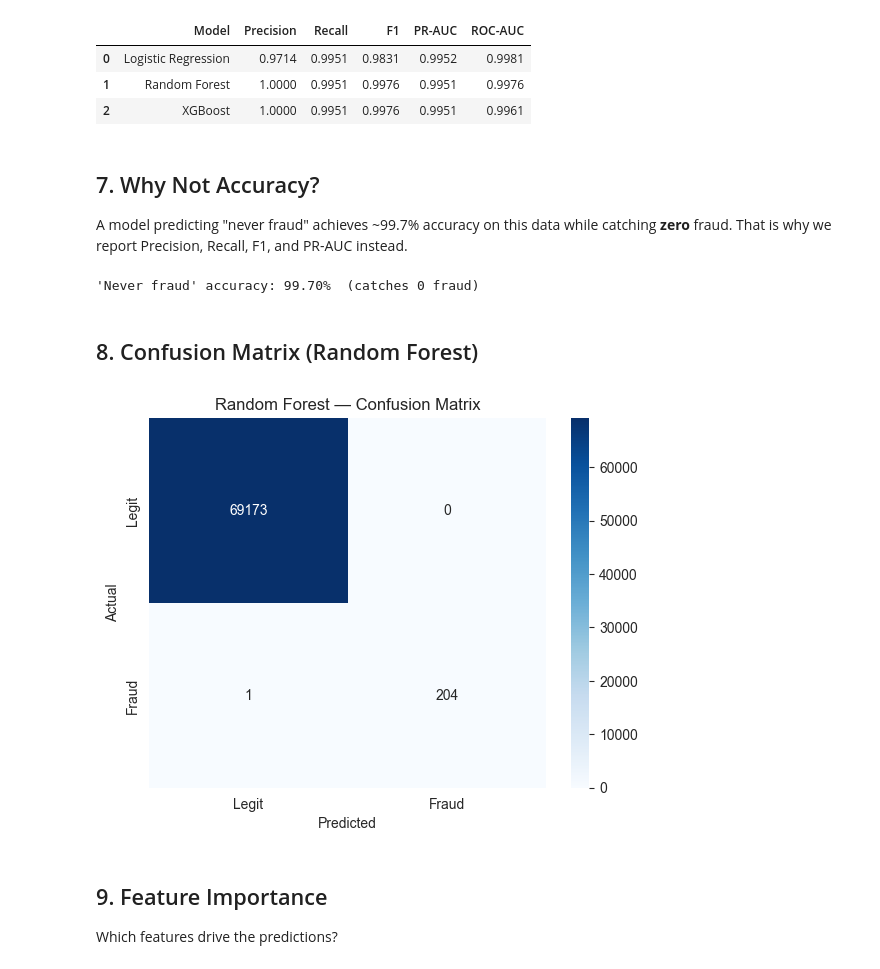
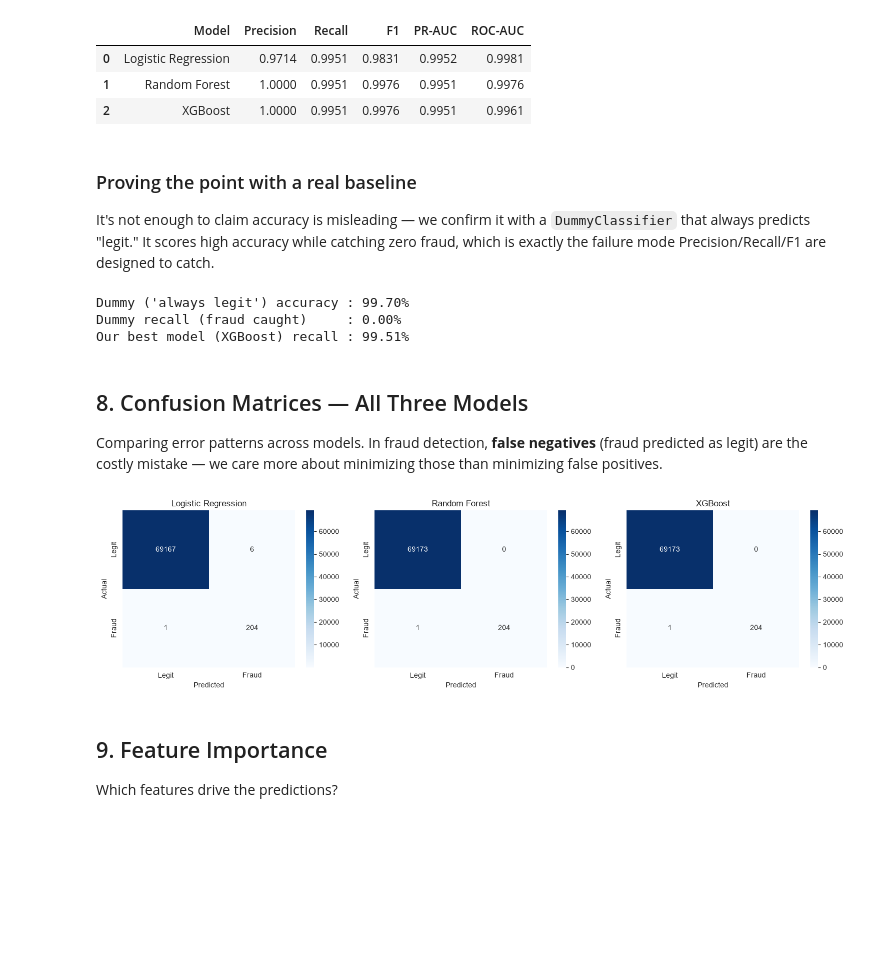
Before and after one commit to SBK250/Advanced-Fraud-Detection-ML, a Jupyter notebook: fraud-detection-ml/notebooks/02_modeling.ipynb, the cells around one changed output. Cells and saved outputs as stored; diff of their text form; code cells hidden in the pictures; blank space fills up the shorter version.

```diff
--- a/fraud-detection-ml/notebooks/02_modeling.ipynb
+++ b/fraud-detection-ml/notebooks/02_modeling.ipynb
@@ -103,26 +103,46 @@ res
 | 1 | Random Forest | 1.0000 | 0.9951 | 0.9976 | 0.9951 | 0.9976 |
 | 2 | XGBoost | 1.0000 | 0.9951 | 0.9976 | 0.9951 | 0.9961 |
 # %% [markdown]
-## 7. Why Not Accuracy?
-
-A model predicting "never fraud" achieves ~99.7% accuracy on this data while catching **zero** fraud. That is why we report Precision, Recall, F1, and PR-AUC instead.
+### Proving the point with a real baseline
+It's not enough to claim accuracy is misleading — we confirm it with a `DummyClassifier`
+that always predicts "legit." It scores high accuracy while catching zero fraud,
+which is exactly the failure mode Precision/Recall/F1 are designed to catch.
 # %%
-baseline_acc = (y_te==0).mean()
-print(f"'Never fraud' accuracy: {baseline_acc*100:.2f}%  (catches 0 fraud)")
+from sklearn.dummy import DummyClassifier
+from sklearn.metrics import accuracy_score
+
+dummy = DummyClassifier(strategy='most_frequent', random_state=42)
+dummy.fit(X_tr, y_tr)
+dummy_pred = dummy.predict(X_te)
+
+print(f"Dummy ('always legit') accuracy : {accuracy_score(y_te, dummy_pred)*100:.2f}%")
+print(f"Dummy recall (fraud caught)     : {recall_score(y_te, dummy_pred)*100:.2f}%")
+print(f"Our best model (XGBoost) recall : {res.loc[res.Model=='XGBoost','Recall'].values[0]*100:.2f}%")
 # %% [output]
-'Never fraud' accuracy: 99.70%  (catches 0 fraud)
+Dummy ('always legit') accuracy : 99.70%
+Dummy recall (fraud caught)     : 0.00%
+Our best model (XGBoost) recall : 99.51%
 # %% [markdown]
-## 8. Confusion Matrix (Random Forest)
+## 8. Confusion Matrices — All Three Models
+Comparing error patterns across models. In fraud detection, **false negatives**
+(fraud predicted as legit) are the costly mistake — we care more about minimizing
+those than minimizing false positives.
 # %%
-from sklearn.metrics import confusion_matrix
-pred = models['rf'].predict(X_te)
-cm = confusion_matrix(y_te, pred)
-sns.heatmap(cm, annot=True, fmt='d', cmap='Blues',
-            xticklabels=['Legit','Fraud'], yticklabels=['Legit','Fraud'])
-plt.xlabel('Predicted'); plt.ylabel('Actual'); plt.title('Random Forest — Confusion Matrix')
+fig, axes = plt.subplots(1, 3, figsize=(15, 4))
+for ax, (name, key) in zip(axes, [('Logistic Regression', 'lr'),
+                                    ('Random Forest', 'rf'),
+                                    ('XGBoost', 'xgb')]):
+    Xte_use = X_te_s if key == 'lr' else X_te
+    pred = models[key].predict(Xte_use)
+    cm = confusion_matrix(y_te, pred)
+    sns.heatmap(cm, annot=True, fmt='d', cmap='Blues', ax=ax,
+                xticklabels=['Legit', 'Fraud'], yticklabels=['Legit', 'Fraud'])
+    ax.set_title(name)
+    ax.set_xlabel('Predicted'); ax.set_ylabel('Actual')
+plt.tight_layout()
 plt.show()
 # %% [output]
-[figure, old version]
+[figure, new version]
 # %% [markdown]
 ## 9. Feature Importance
 Which features drive the predictions?
```
Also changed, not shown: 1 other file.
